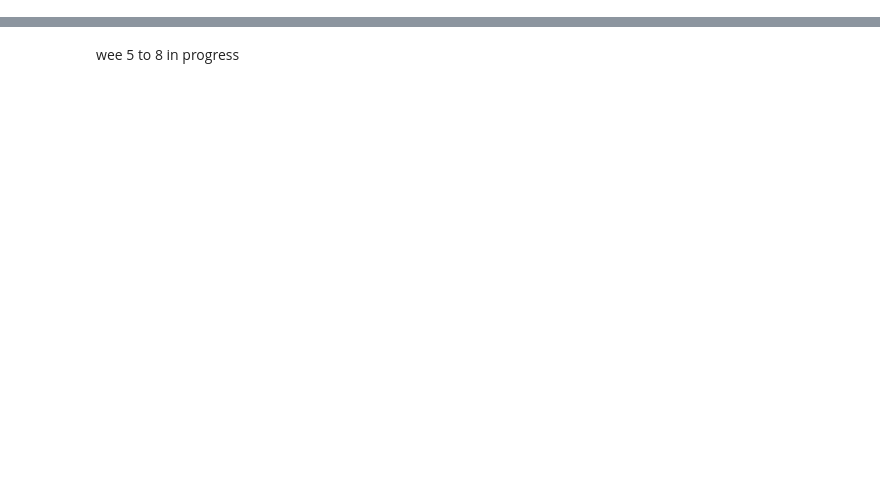
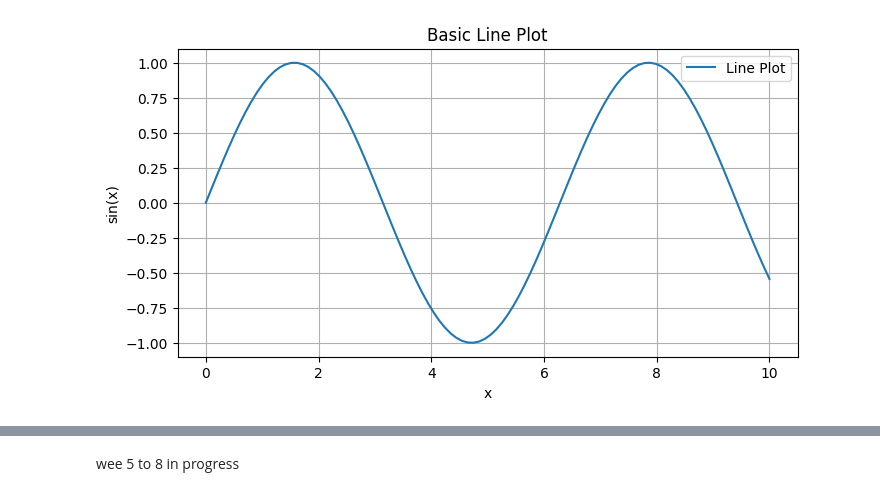
Before and after one commit to SyusufWaliyyi/FlexiSAF_Intership, a Jupyter notebook: week_5/week_5.ipynb, the cells around one changed output, grey strips where cells are left out. Saved outputs shown, nothing was run; the diff lists cells and outputs as text; code cells hidden in the pictures; blank space fills up the shorter version.

```diff
--- a/week_5/week_5.ipynb
+++ b/week_5/week_5.ipynb
@@ -3,3 +3,19 @@ import pandas as pd
 import numpy as np
 import matplotlib.pyplot as plt
 import seaborn as sns
+# %%
+# Sample data
+x = np.linspace(0, 10, 100)
+y = np.sin(x)
+
+# Line plot
+plt.figure(figsize=(8, 4))
+plt.plot(x, y, label='Line Plot')
+plt.title('Basic Line Plot')
+plt.xlabel('x')
+plt.ylabel('sin(x)')
+plt.legend()
+plt.grid(True)
+plt.show()
+# %% [output]
+[figure, added]
```
Also changed, not shown: parts of 12 cells of this notebook.
